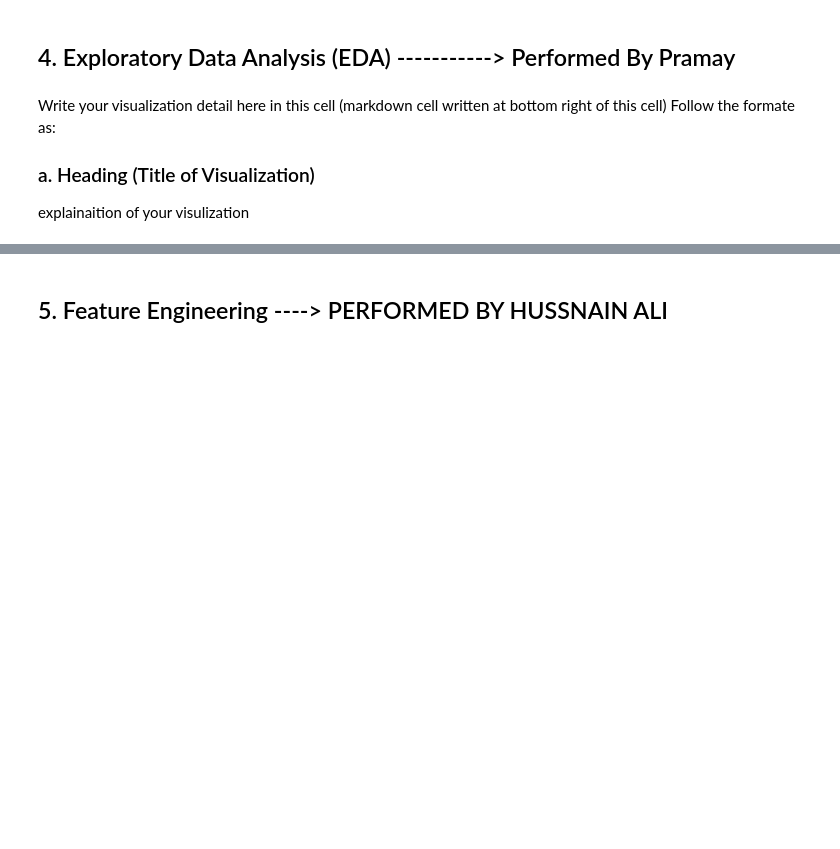
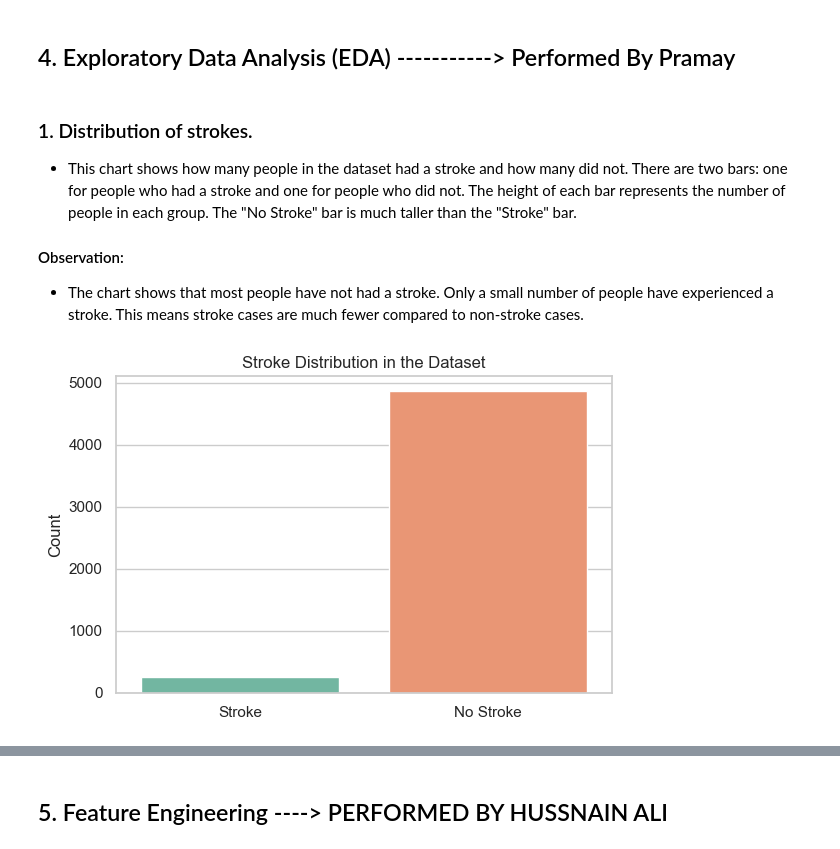
Before and after one commit to mirzahussnain/heart_stroke_prediction, a Jupyter notebook: code.ipynb, the cells around one changed output, grey strips where cells are left out. Cells and saved outputs as stored; diff of their text form; code cells hidden in the pictures; blank space fills up the shorter version.

```diff
--- a/code.ipynb
+++ b/code.ipynb
@@ -177,10 +177,25 @@ Rows with duplicate features but possibly different outcomes: 0
 df['age']=df['age'].astype(int)
 # %% [markdown]
 ## 4. Exploratory Data Analysis (EDA)  -----------> Performed By Pramay
+# %%
+vdf = df.copy(deep = True)
 # %% [markdown]
-Write your visualization detail here in this cell (markdown cell written at bottom right of this cell)
-Follow the formate as:
-### a. Heading (Title of Visualization)
-explainaition of your visulization
+### 1. Distribution of strokes.
+
+- This chart shows how many people in the dataset had a stroke and how many did not. There are two bars: one for people who had a stroke and one for people who did not. The height of each bar represents the number of people in each group. The "No Stroke" bar is much taller than the "Stroke" bar.
+
+#### Observation:
+- The chart shows that most people have not had a stroke. Only a small number of people have experienced a stroke. This means stroke cases are much fewer compared to non-stroke cases.
 # %%
-## Start coding your visualization here
+vdf['stroke_label'] = vdf['stroke'].map({0: 'No Stroke', 1: 'Stroke'})
+
+sns.set(style="whitegrid")
+plt.figure(figsize=(6, 4))
+sns.countplot(data=vdf, x='stroke_label', palette='Set2')
+plt.title("Stroke Distribution in the Dataset")
+plt.xlabel("")
+plt.ylabel("Count")
+plt.tight_layout()
+plt.show()
+# %% [output]
+[figure, added]
```
Also changed, not shown: parts of 20 cells of this notebook, 11 other files.
